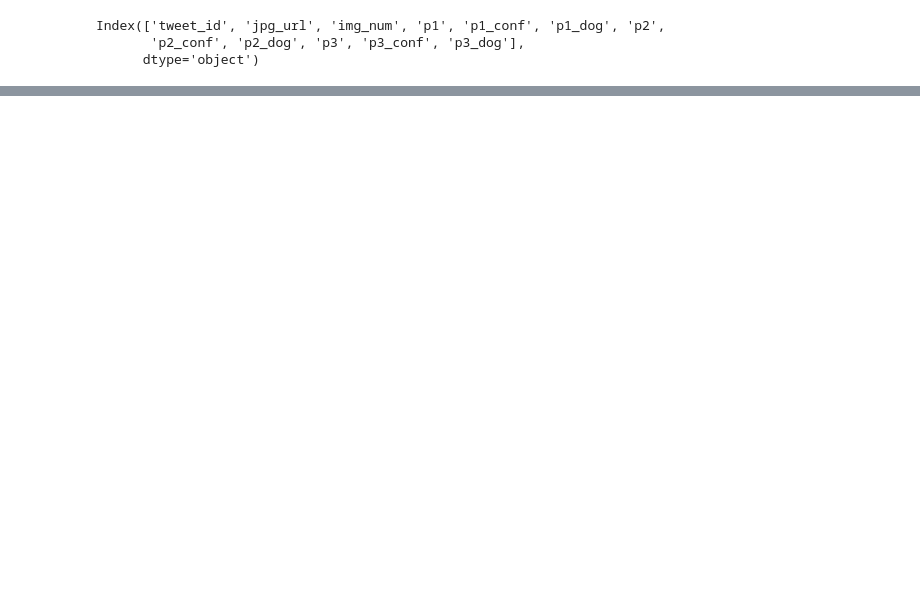
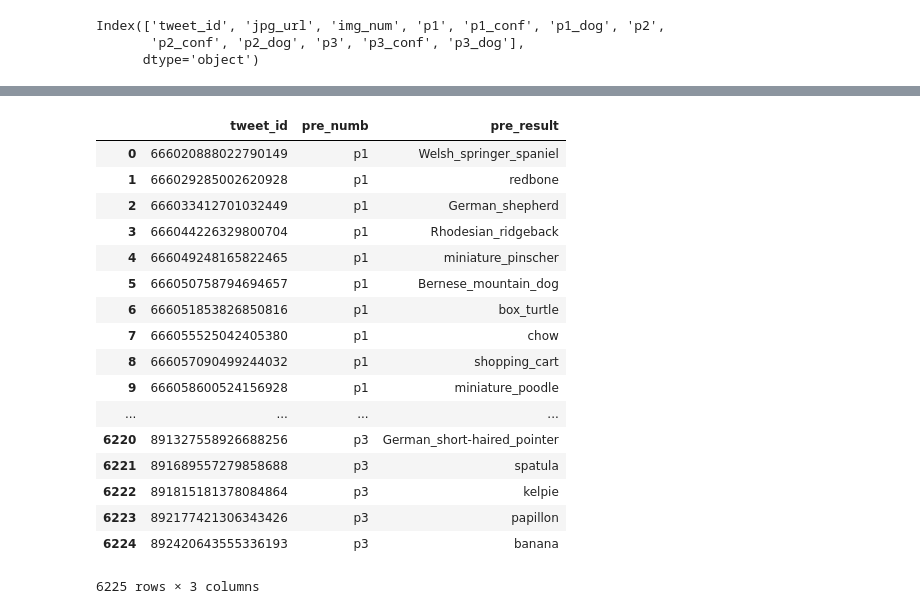
Before and after one commit to Noah-Zheng/DataWrangling_Project, a Jupyter notebook: Untitled.ipynb, the cells around one changed output, grey strips where cells are left out. Drawn from its saved outputs; the diff is of its cells as text; code cells hidden in the pictures; blank space fills up the shorter version.

```diff
--- a/Untitled.ipynb
+++ b/Untitled.ipynb
@@ -71,0 +132,21 @@ Index(['tweet_id', 'jpg_url', 'img_num', 'p1', 'p1_conf', 'p1_dog', 'p2',
+# %%
+pd.melt(pre_clean, id_vars = 'tweet_id', value_vars = ('p1', 'p2', 'p3'), var_name = 'pre_numb', value_name = 'pre_result')
+# %% [output]
+|  | tweet_id | pre_numb | pre_result |
+| 0 | 666020888022790149 | p1 | Welsh_springer_spaniel |
+| 1 | 666029285002620928 | p1 | redbone |
+| 2 | 666033412701032449 | p1 | German_shepherd |
+| 3 | 666044226329800704 | p1 | Rhodesian_ridgeback |
+| 4 | 666049248165822465 | p1 | miniature_pinscher |
+| 5 | 666050758794694657 | p1 | Bernese_mountain_dog |
+| 6 | 666051853826850816 | p1 | box_turtle |
+| 7 | 666055525042405380 | p1 | chow |
+| 8 | 666057090499244032 | p1 | shopping_cart |
+| 9 | 666058600524156928 | p1 | miniature_poodle |
+| ... | ... | ... | ... |
+| 6220 | 891327558926688256 | p3 | German_short-haired_pointer |
+| 6221 | 891689557279858688 | p3 | spatula |
+| 6222 | 891815181378084864 | p3 | kelpie |
+| 6223 | 892177421306343426 | p3 | papillon |
+| 6224 | 892420643555336193 | p3 | banana |
+6225 rows × 3 columns
```
Also changed, not shown: parts of 14 cells of this notebook.
